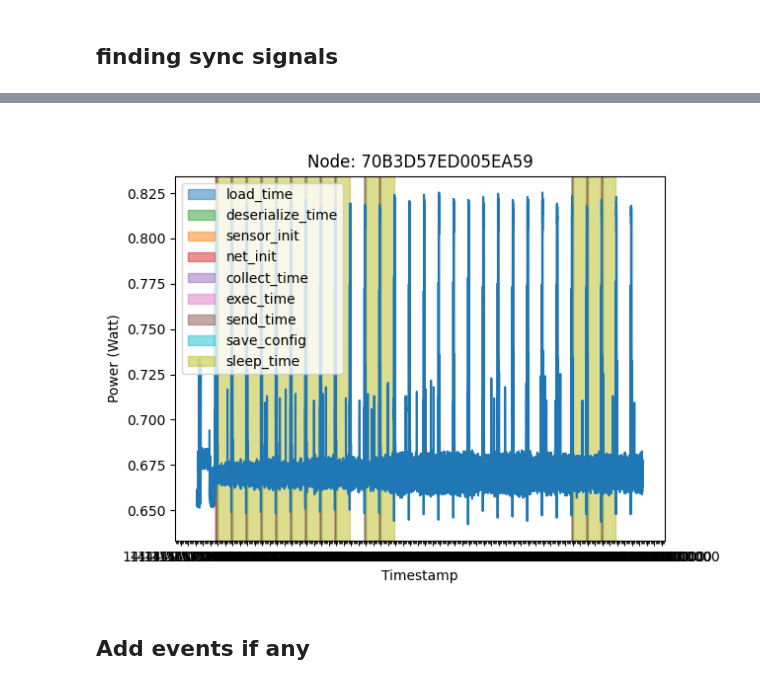
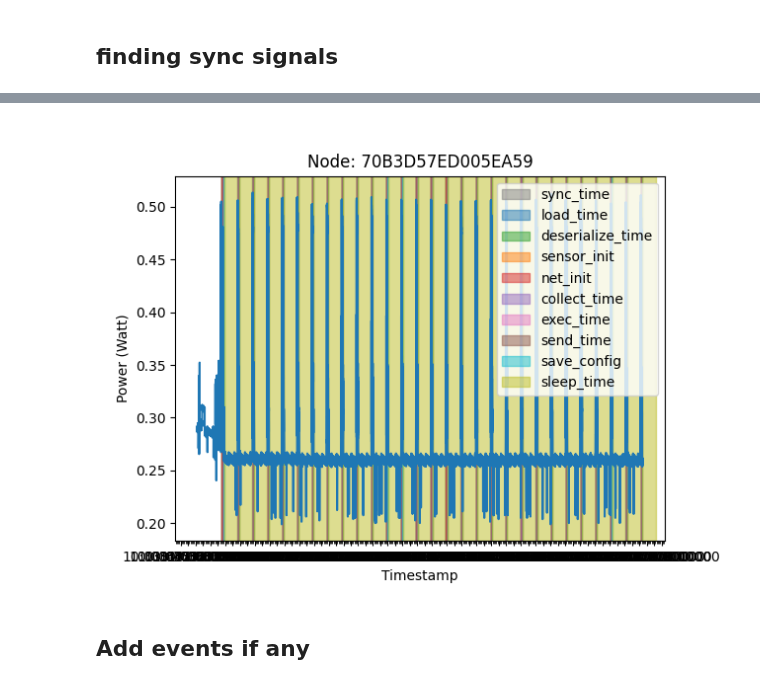
Before and after one commit to FlapKap/Terra-experiments, a Jupyter notebook: experiment/visualize.ipynb, the cells around one changed output, grey strips where cells are left out. Saved outputs shown, nothing was run; the diff lists cells and outputs as text; code cells hidden in the pictures.

```diff
--- a/experiment/visualize.ipynb
+++ b/experiment/visualize.ipynb
@@ -178,6 +222,6 @@ edges.head()
 # %%
 ## add sync signal start and end times
-edges.loc[:, 'sync_start'] = edges.index - pd.Timedelta(milliseconds=100)
+edges.loc[:, 'sync_start'] = edges["timestamp"] - pd.Timedelta(milliseconds=100)
 edges.loc[:, 'sync_end'] = edges.next_timestamp + pd.Timedelta(milliseconds=100)
 edges.head()
 # %% [output]
@@ -353,0 +415,37 @@ loops.replace(-1,0) # remove -1 values. They show up if the time measurement is
+# %%
+# Here we add activity category and the loop number to each power_consumption measurements. Lots of tracking need to be done to make sure we do it correctly per node_id
+# and to add activities which we cannot track using the timing traces. I.e. the riot initialisation
+
+# temp set index of power consumption to make below operation much faster
+#power_consumption.drop(columns=["activity","loop_num"], inplace=True)
+power_consumption = power_consumption.set_index(["node_id","timestamp"])
+power_consumption = power_consumption.sort_index()
+
+idx = pd.IndexSlice
+
+for loop in loops.itertuples(name="Loop"):
+    # Note: that the loop number is only ansigned for the actual terra loop. The riotos init time does not get a loop number
+    power_consumption.loc[idx[loop.node_id, loop.sync_start:loop.sync_end], "loop_num"]                 = int(loop.loop_num)
+    power_consumption.loc[idx[loop.node_id, loop.sync_start:loop.sync_end], "activity"]                 = "sync"
+    power_consumption.loc[idx[loop.node_id, loop.load_start:loop.load_end], "activity"]                 = "load"
+    power_consumption.loc[idx[loop.node_id, loop.deserialize_start:loop.deserialize_end], "activity"]   = "deserialize"
+    power_consumption.loc[idx[loop.node_id, loop.sensor_init_start:loop.sensor_init_end], "activity"]   = "sensor_init"
+    power_consumption.loc[idx[loop.node_id, loop.net_init_start:loop.net_init_end], "activity"]         = "net_init"
+    power_consumption.loc[idx[loop.node_id, loop.collect_time_start:loop.collect_time_end], "activity"] = "collect"
+    power_consumption.loc[idx[loop.node_id, loop.exec_start:loop.exec_end], "activity"]                 = "exec"
+    power_consumption.loc[idx[loop.node_id, loop.send_start:loop.send_end], "activity"]                 = "send"
+    power_consumption.loc[idx[loop.node_id, loop.save_config_start:loop.save_config_end], "activity"]   = "save_config"
+    power_consumption.loc[idx[loop.node_id, loop.sleep_start:loop.sleep_end], "activity"]               = "sleep"
+    power_consumption.loc[idx[loop.node_id, loop.riotos_init_start:loop.riotos_init_end], "activity"]   = "riot_os_init"
+
+
+
+power_consumption["activity"] = power_consumption["activity"].fillna("uncategorised")
+power_consumption["activity"] = power_consumption["activity"].astype("category")
+
+# There are no loop numbers for the riot_os_init data either so we need to backfill that.
+power_consumption["loop_num"] = power_consumption.groupby("node_id")["loop_num"].bfill()
+
+
+#remove the index again to make it more natural to access the node_id and timestamp columns
+power_consumption = power_consumption.reset_index()
@@ -354,33 +484,34 @@ loops.replace(-1,0) # remove -1 values. They show up if the time measurement is
 # %%
-node_id = nodes_with_queries.iloc[1]["node_id"]
+node_id = nodes_with_queries.iloc[-1]["node_id"]
 timing_data = loops[loops["node_id"] == node_id]
 power_data = power_consumption[power_consumption["node_id"] == node_id]
 
 plt.figure()
-plt.plot(power_data.index, power_data["power"])
+plt.plot(power_data["timestamp"], power_data["power"])
 for row in timing_data.itertuples():
+    plt.axvspan(row.sync_start, row.sync_end, color='tab:gray', alpha=0.5, label="sync_time")
     plt.axvspan(row.load_start, row.load_end, color='tab:blue', alpha=0.5, label="load_time")
     plt.axvspan(row.deserialize_start, row.deserialize_end, color='tab:green', alpha=0.5, label="deserialize_time")
     plt.axvspan(row.sensor_init_start, row.sensor_init_end, color='tab:orange', alpha=0.5, label="sensor_init")
     plt.axvspan(row.net_init_start, row.net_init_end, color='tab:red', alpha=0.5, label="net_init")
     plt.axvspan(row.collect_time_start, row.collect_time_end, color='tab:purple', alpha=0.5, label="collect_time")
     plt.axvspan(row.exec_start, row.exec_end, color='tab:pink', alpha=0.5, label="exec_time")
     plt.axvspan(row.send_start, row.send_end, color='tab:brown', alpha=0.5, label="send_time")
     plt.axvspan(row.save_config_start, row.save_config_end, color='tab:cyan', alpha=0.5, label="save_config")
     plt.axvspan(row.sleep_start, row.sleep_end, color='tab:olive', alpha=0.5, label="sleep_time")
 # this to remove duplicate labels https://stackoverflow.com/questions/13588920/stop-matplotlib-repeating-labels-in-legend
 handles, labels = plt.gca().get_legend_handles_labels()
 by_label = dict(zip(labels, handles))
 plt.legend(by_label.values(), by_label.keys())
 plt.gca().xaxis.set_major_locator(SecondLocator(interval=30))
 plt.gca().xaxis.set_minor_locator(SecondLocator(interval=5))
 plt.title(f"Node: {node_id}")
 plt.xlabel("Timestamp")
 plt.ylabel("Power (Watt)")
 plt.gca().xaxis.set_major_formatter(DateFormatter('%H:%M:%S.%f'))  # Set the date format for the tick labels
 plt.show()
 # %% [output]
-[figure, old version]
+[figure, new version]
 # %% [markdown]
 ## Add events if any
 # %%
```
Also changed, not shown: parts of 65 cells of this notebook, 2 other files.
